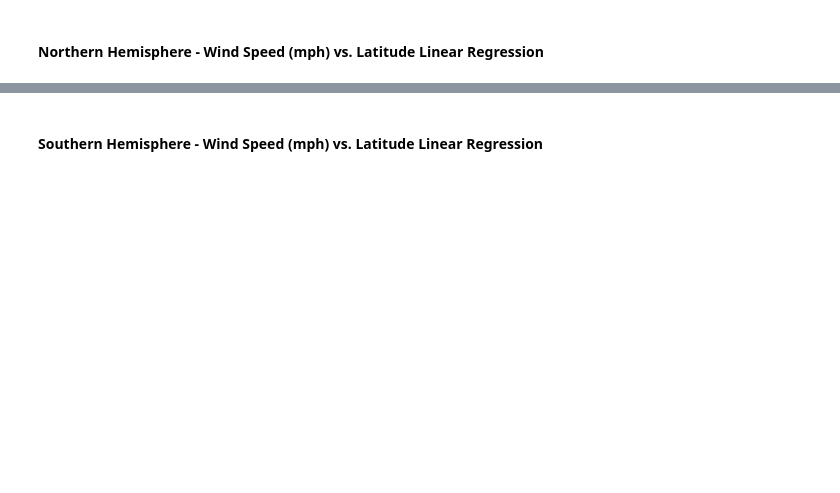
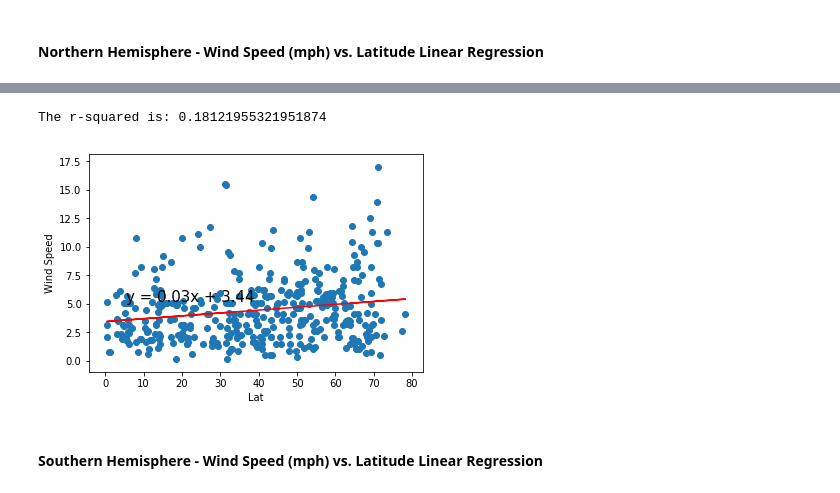
Before and after one commit to etumi/python-api-challenge, a Jupyter notebook: WeatherPy/WeatherPy.ipynb, the cells around one changed output, grey strips where cells are left out. Cells and saved outputs as stored; diff of their text form; code cells hidden in the pictures; blank space fills up the shorter version.

```diff
--- a/WeatherPy/WeatherPy.ipynb
+++ b/WeatherPy/WeatherPy.ipynb
@@ -366,2 +366,7 @@ The r-squared is: 0.1071382774388479
+# %%
+do_regression2(northern_df,'Lat','Wind Speed')
+# %% [output]
+The r-squared is: 0.18121955321951874
+[figure, added]
 # %% [markdown]
 ####  Southern Hemisphere - Wind Speed (mph) vs. Latitude Linear Regression
```
Also changed, not shown: parts of 8 cells of this notebook.
